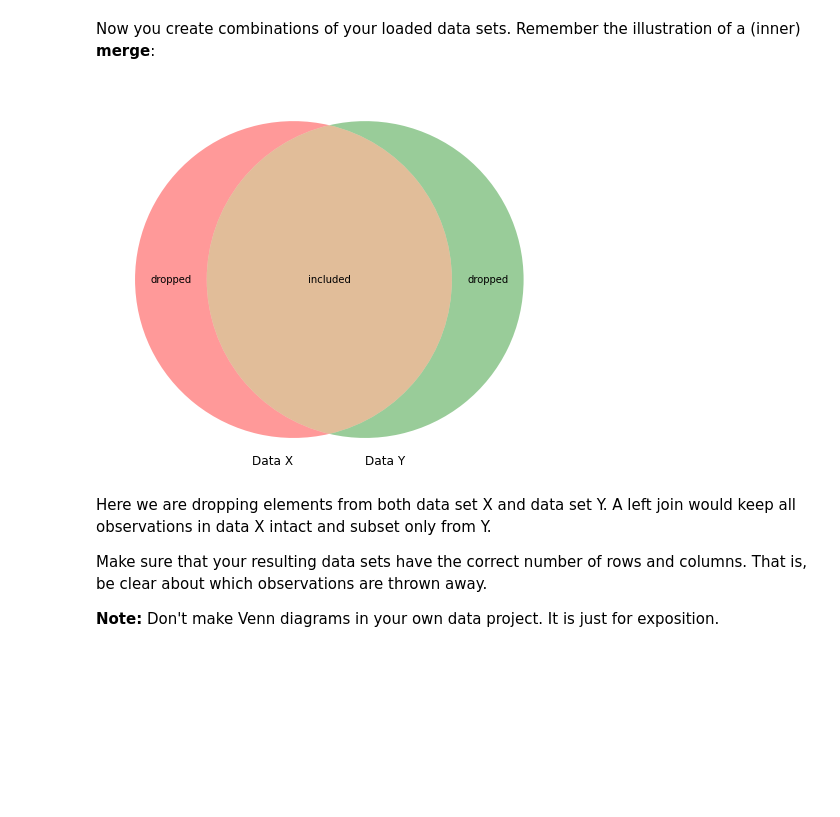
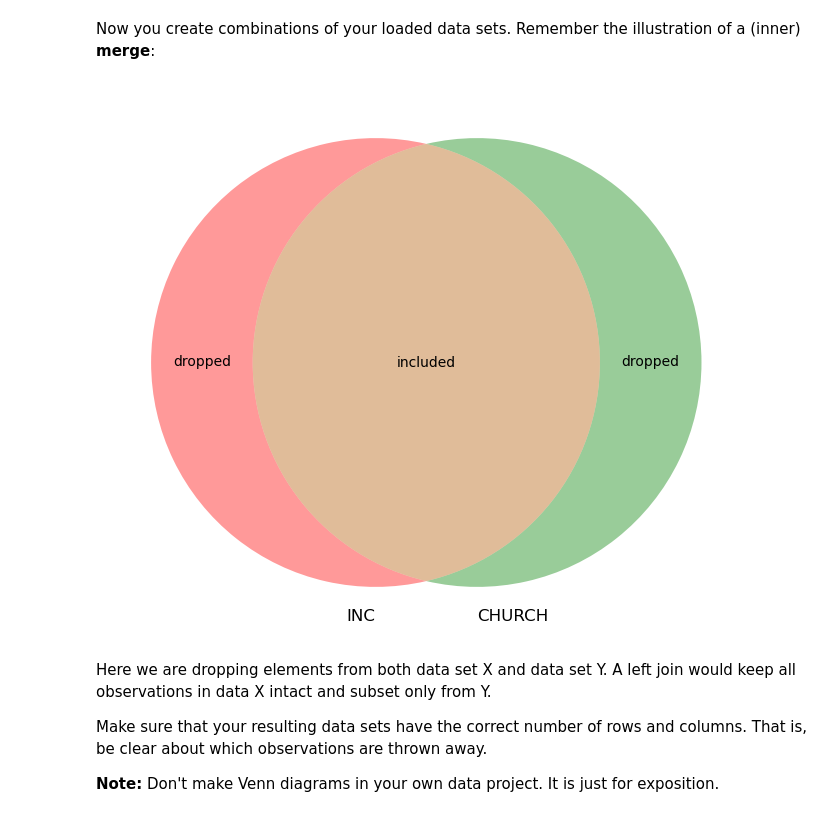
Before and after one commit to NumEconCopenhagen/projects-2023-andershuus_christianfogel, a Jupyter notebook: dataproject/dataproject.ipynb, the cells around one changed output. Saved outputs shown, nothing was run; the diff lists cells and outputs as text; code cells hidden in the pictures; blank space fills up the shorter version.

```diff
--- a/dataproject/dataproject.ipynb
+++ b/dataproject/dataproject.ipynb
@@ -81,13 +361,13 @@ Explain what you see when moving elements of the interactive plot around.
 Now you create combinations of your loaded data sets. Remember the illustration of a (inner) **merge**:
 # %%
 plt.figure(figsize=(15,7))
-v = venn2(subsets = (4, 4, 10), set_labels = ('Data X', 'Data Y'))
+v = venn2(subsets = (4, 4, 10), set_labels = ('INC', 'CHURCH'))
 v.get_label_by_id('100').set_text('dropped')
 v.get_label_by_id('010').set_text('dropped' )
 v.get_label_by_id('110').set_text('included')
 plt.show()
 # %% [output]
-[figure, old version]
+[figure, new version]
 # %% [markdown]
 Here we are dropping elements from both data set X and data set Y. A left join would keep all observations in data X intact and subset only from Y.
 
```
Also changed, not shown: parts of 20 cells of this notebook.
